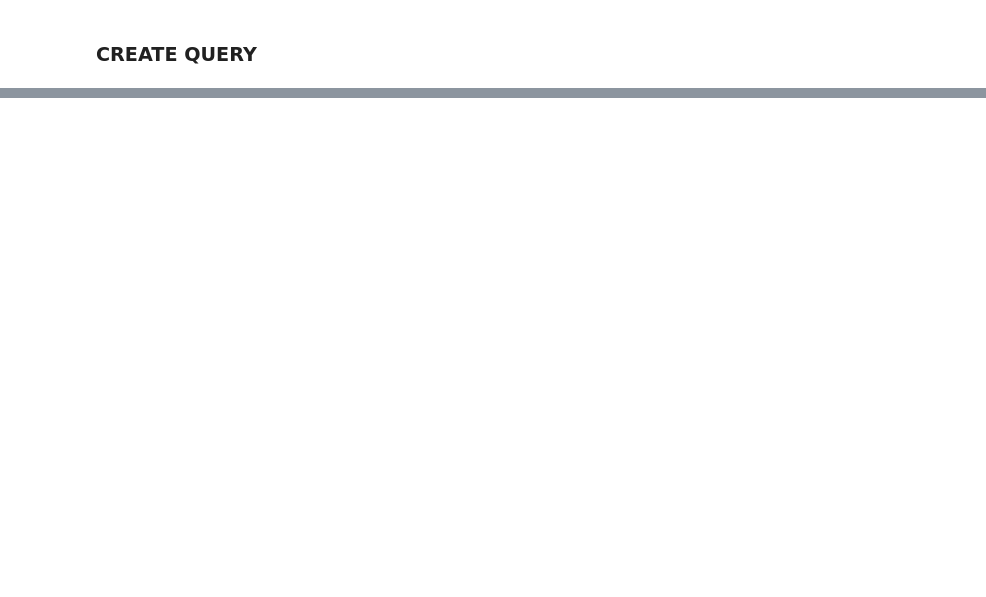
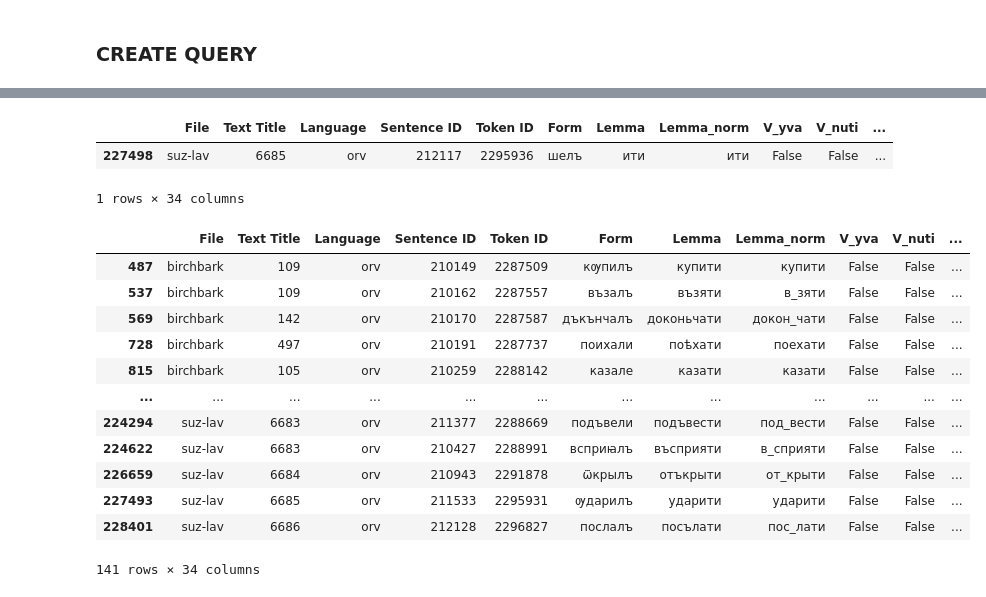
Before and after one commit to m03dtb/old-east-slavic-corpus-analysis, a Jupyter notebook: 02/8_Evaluate_Tempus.ipynb, the cells around one changed output, grey strips where cells are left out. Drawn from its saved outputs; the diff is of its cells as text; code cells hidden in the pictures; blank space fills up the shorter version.

```diff
--- a/02/8_Evaluate_Tempus.ipynb
+++ b/02/8_Evaluate_Tempus.ipynb
@@ -265,0 +261,35 @@ df_filtered
+# %%
+find_forms(
+    df_verbs,
+    AUX_LEMMAS=["быти", "быти"], # aux1, aux2
+    AUX_MORPH=[
+        {"tense": "p", "person": "2"}, # aux1
+        {"tense": "s"} # aux2
+    ]
+)
+# %% [output]
+|  | File | Text Title | Language | Sentence ID | Token ID | Form | Lemma | Lemma_norm | V_yva | V_nuti | ... |
+| 227498 | suz-lav | 6685 | orv | 212117 | 2295936 | шелъ | ити | ити | False | False | ... |
+1 rows × 34 columns
+# %%
+find_forms(
+    df_verbs,
+    AUX_LEMMAS=["быти"], # aux1
+    AUX_MORPH=[
+        {"tense": "p", "person": "2"}, # aux1
+    ]
+)
+# %% [output]
+|  | File | Text Title | Language | Sentence ID | Token ID | Form | Lemma | Lemma_norm | V_yva | V_nuti | ... |
+| 487 | birchbark | 109 | orv | 210149 | 2287509 | кѹпилъ | купити | купити | False | False | ... |
+| 537 | birchbark | 109 | orv | 210162 | 2287557 | възалъ | възяти | в_зяти | False | False | ... |
+| 569 | birchbark | 142 | orv | 210170 | 2287587 | дъкънчалъ | доконьчати | докон_чати | False | False | ... |
+| 728 | birchbark | 497 | orv | 210191 | 2287737 | поихали | поѣхати | поехати | False | False | ... |
+| 815 | birchbark | 105 | orv | 210259 | 2288142 | казале | казати | казати | False | False | ... |
+| ... | ... | ... | ... | ... | ... | ... | ... | ... | ... | ... | ... |
+| 224294 | suz-lav | 6683 | orv | 211377 | 2288669 | подъвели | подъвести | под_вести | False | False | ... |
+| 224622 | suz-lav | 6683 | orv | 210427 | 2288991 | всприꙗлъ | въсприяти | в_сприяти | False | False | ... |
+| 226659 | suz-lav | 6684 | orv | 210943 | 2291878 | ѿкрылъ | отъкрыти | от_крыти | False | False | ... |
+| 227493 | suz-lav | 6685 | orv | 211533 | 2295931 | ѹдарилъ | ударити | ударити | False | False | ... |
+| 228401 | suz-lav | 6686 | orv | 212128 | 2296827 | послалъ | посълати | пос_лати | False | False | ... |
+141 rows × 34 columns
```
Also changed, not shown: parts of 17 cells of this notebook, 1 other file.
